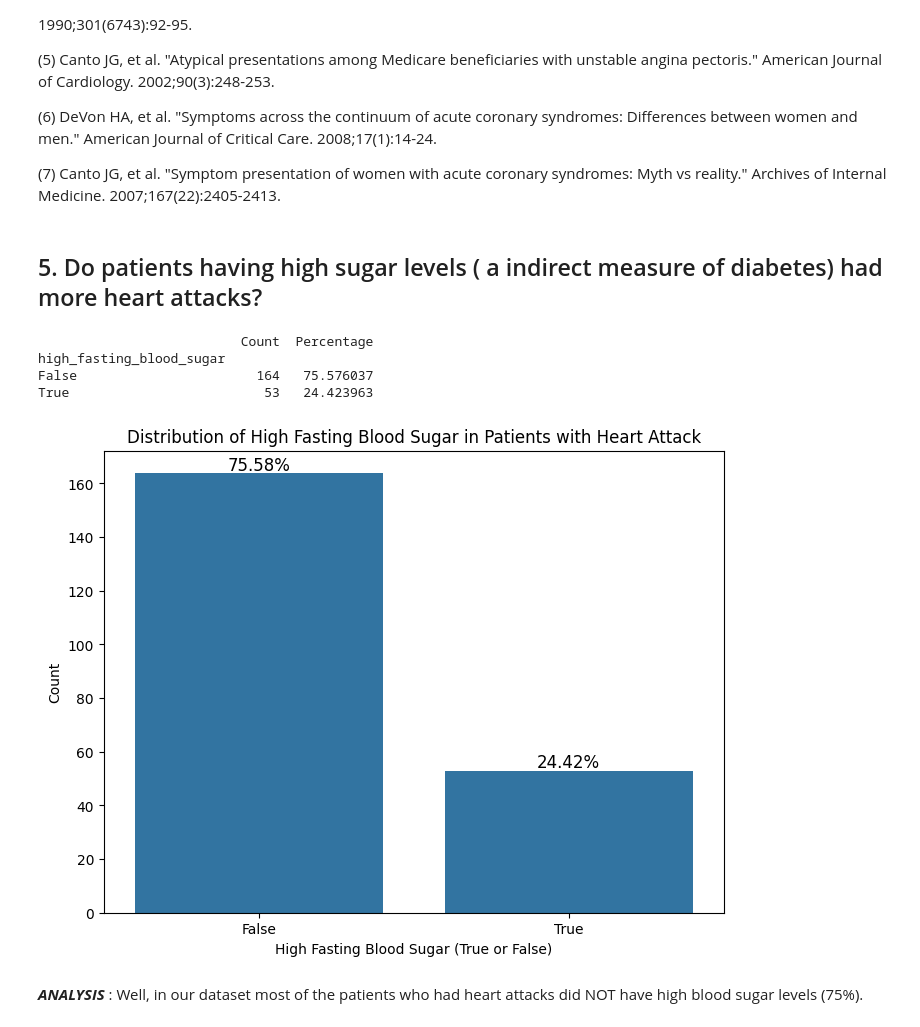
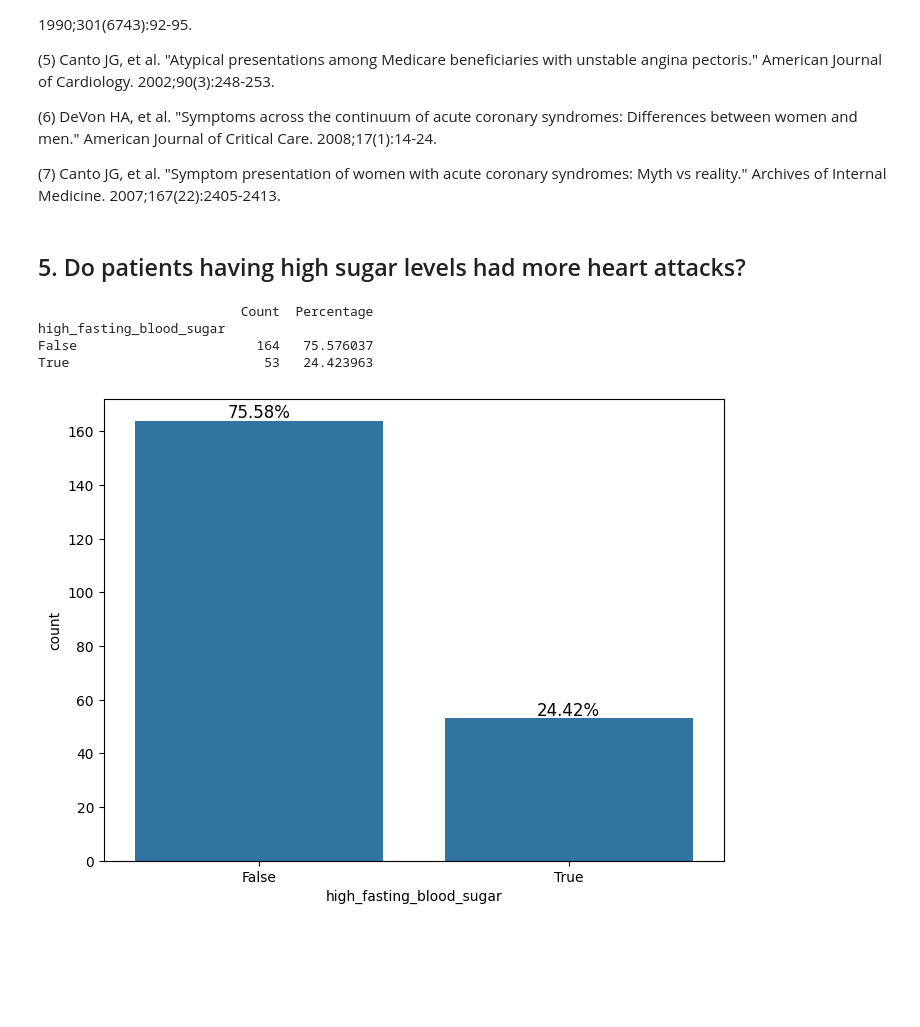
Before and after one commit to KentFre/CDS_CardioVision, a Jupyter notebook: data/data_cleanup.ipynb, the cells around one changed output. Drawn from its saved outputs; the diff is of its cells as text; code cells hidden in the pictures; blank space fills up the shorter version.

Commit message:
Fixed File Structure
Fixed file strucuture after it was changed by google colab.
Fixed data usage on one graph.

```diff
--- a/data/data_cleanup.ipynb
+++ b/data/data_cleanup.ipynb
@@ -786,42 +790,33 @@ References:
 
 (7) Canto JG, et al. "Symptom presentation of women with acute coronary syndromes: Myth vs reality." Archives of Internal Medicine. 2007;167(22):2405-2413.
 # %% [markdown]
-## 5. Do patients having high sugar levels ( a indirect measure of diabetes) had more heart attacks?
+## 5. Do patients having high sugar levels had more heart attacks?
 # %%
-import seaborn as sns
 heart_attack_patients = data[data['heart_disease_diagnosis'] == True]
 
 
 high_fasting_blood_sugar_counts = heart_attack_patients['high_fasting_blood_sugar'].value_counts()
 high_fasting_blood_sugar_percentages = heart_attack_patients['high_fasting_blood_sugar'].value_counts(normalize=True) * 100
 
 
 high_fasting_blood_sugar_distribution = pd.DataFrame({
     'Count': high_fasting_blood_sugar_counts,
     'Percentage': high_fasting_blood_sugar_percentages
 })
 
 print(high_fasting_blood_sugar_distribution)
 
 
 plt.figure(figsize=(8, 6))
 sns.countplot(data=heart_attack_patients, x='high_fasting_blood_sugar')
 
 
 for i, count in enumerate(high_fasting_blood_sugar_counts):
     percentage = high_fasting_blood_sugar_percentages[i]
     plt.text(i, count + 1, f'{percentage:.2f}%', ha='center', fontsize=12)
-
-plt.title('Distribution of High Fasting Blood Sugar in Patients with Heart Attack')
-plt.xlabel('High Fasting Blood Sugar (True or False)')
-plt.ylabel('Count')
-plt.xticks([0, 1], ['False', 'True'])
-plt.show()
 # %% [output]
                           Count  Percentage
 high_fasting_blood_sugar
 False                       164   75.576037
 True                         53   24.423963
-[figure, old version]
+[figure, new version]
-# %% [markdown]
-***ANALYSIS*** : Well, in our dataset most of the patients who had heart attacks did NOT have high blood sugar levels (75%).
```
Also changed, not shown: parts of 41 cells of this notebook, 1 other file.
